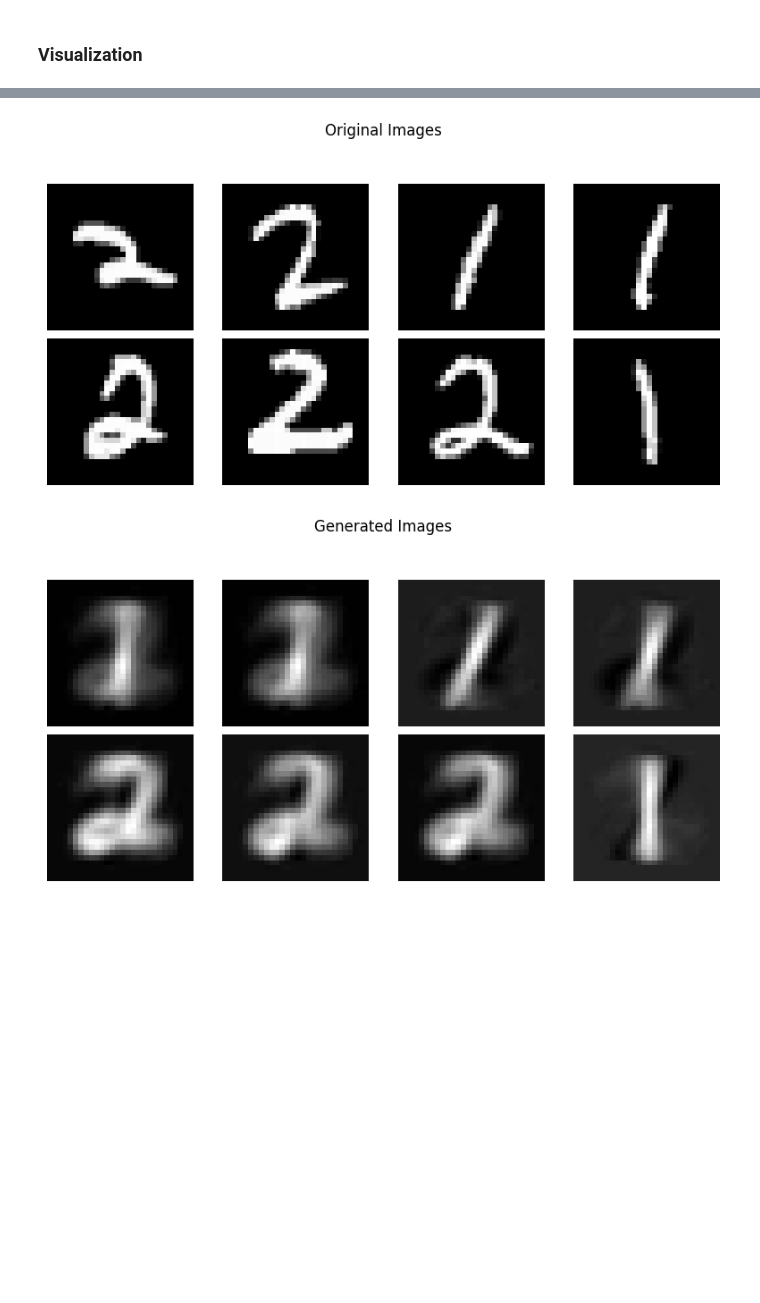
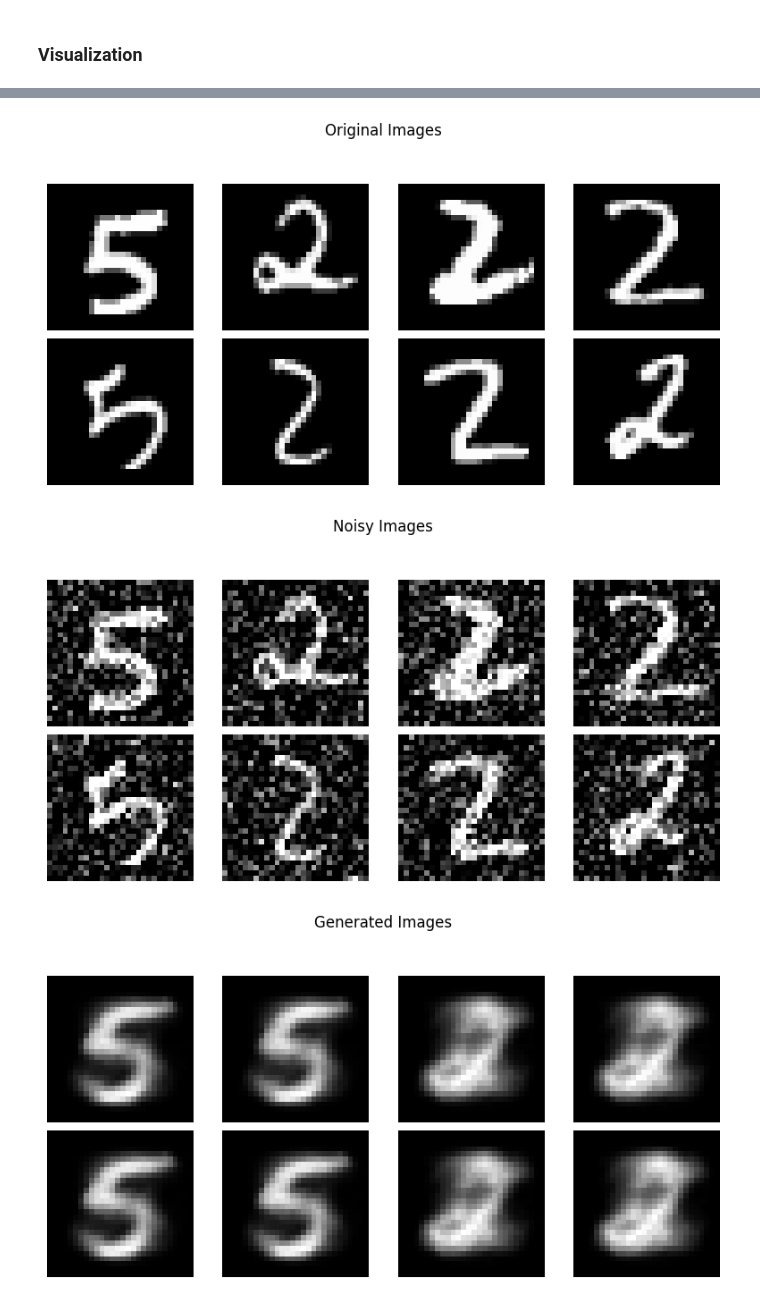
Before and after one commit to jlancione/DeepLearningProject, a Jupyter notebook: ae.ipynb, the cells around one changed output, grey strips where cells are left out. Cells and saved outputs as stored; diff of their text form; code cells hidden in the pictures; blank space fills up the shorter version.

```diff
--- a/ae.ipynb
+++ b/ae.ipynb
@@ -14,19 +14,21 @@ import matplotlib.pyplot as plt
 # %%
 BATCH_SIZE = 8
 
-DENOISING = False
+DENOISING = True
 
 ## Architecture parameters
 IMAGE_DIM = 28*28
 LATENT_DIM = 2
-HIDDEN_DIM = [2]
+HIDDEN_DIM = [128, 32]
 TIED_WEIGHTS = False
-LINEAR = True
+LINEAR = False
 
 ## Training setup
 LR = 1e-2
 WEIGHT_DECAY = 1e-6
 EPOCHS = 20
+
+DIGITS = [2,5] # with 0 it breaks somewhere
 # %% [markdown]
 ## Dataset download and setup
 # %%
@@ -146,7 +159,7 @@ class AE(nn.Module):
         ## Utilities
         self.flatten = nn.Flatten(1,3)
         if not linear:
-            self.activation = nn.ReLU()
+            self.activation = nn.Tanh()
 
         ## Encoder
         self.encoder = nn.ModuleList([])
@@ -238,11 +242,6 @@ tensor(4.6667)
 # %%
-if DENOISING:
-    denoising_model = AE(IMAGE_DIM, IMAGE_DIM, LATENT_DIM, HIDDEN_DIM)
-    denoising_model = model.to(DEVICE)
-else:
-    model = AE(IMAGE_DIM, IMAGE_DIM, LATENT_DIM, HIDDEN_DIM, tied_weights=TIED_WEIGHTS, linear=LINEAR)
-    model = model.to(DEVICE)
-
+model = AE(IMAGE_DIM, IMAGE_DIM, LATENT_DIM, HIDDEN_DIM, tied_weights=TIED_WEIGHTS, linear=LINEAR)
+model = model.to(DEVICE)
 
 ## Optimizer choice
 optimizer = optim.Adam(model.parameters(),
@@ -250,10 +249,7 @@ optimizer = optim.Adam(model.parameters(),
                       weight_decay=WEIGHT_DECAY)
 
 ## Model summary
-if DENOISING:
-    print(denoising_model.parameters)
-else:
-    print(model.parameters)
+print(model.parameters)
 # %% [output]
 <bound method Module.parameters of AE(
   (flatten): Flatten(start_dim=1, end_dim=3)
@@ -292,7 +291,7 @@ for epoch in range(EPOCHS):
         if DENOISING:
             x_train_noisy = add_noise(x_train)
             x_train_noisy = x_train_noisy.to(DEVICE)
-            x_gen, z = denoising_model(x_train_noisy)
+            x_gen, z = model(x_train_noisy)
         else:
             x_gen, z = model(x_train)
 
@@ -315,7 +314,7 @@ for epoch in range(EPOCHS):
             if DENOISING:
                 x_val_noisy = add_noise(x_val)
                 x_val_noisy = x_val_noisy.to(DEVICE)
-                x_gen_val, z = denoising_model(x_val_noisy)
+                x_gen_val, z = model(x_val_noisy)
             else:
                 x_gen_val, z = model(x_val)
 
@@ -368,20 +367,21 @@ torch.randint(10,(1,)).item()
 # %%
 ## Compare actual figures
 i = torch.randint(100, (1,)).item()
 
 with torch.no_grad():
     for images, _ in val_loader:
         images = images.to(DEVICE)
         if DENOISING:
             images_noisy = add_noise(images)
         images_gen, z = model(images)
         break
 
 plot_images(images[i*8:(i+1)*8,:,:,:], title="Original Images")
 if DENOISING:
-    plot_images(images_noisy, title="Noisy Images")
+    plot_images(images_noisy[i*8:(i+1)*8,:,:,:], title="Noisy Images")
 plot_images(images_gen[i*8:(i+1)*8,:,:,:], title="Generated Images")
 plt.show()
 # %% [output]
-[figure, old version]
+[figure, new version]
-[figure, old version]
+[figure, new version]
+[figure, added]
```
Also changed, not shown: parts of 13 cells of this notebook.
